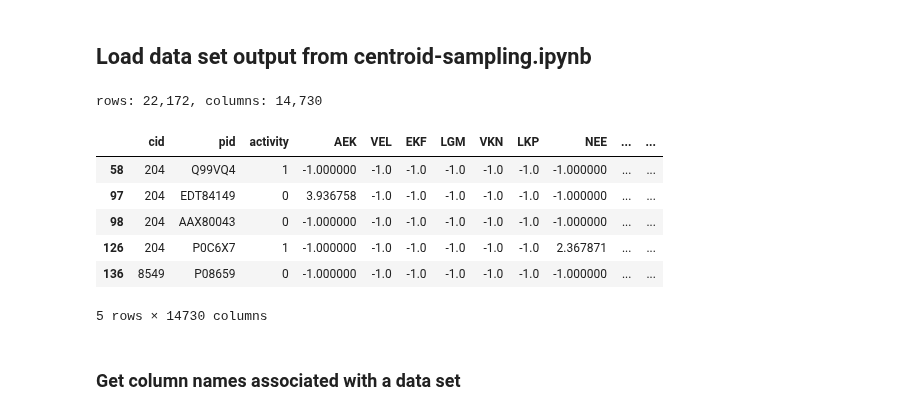
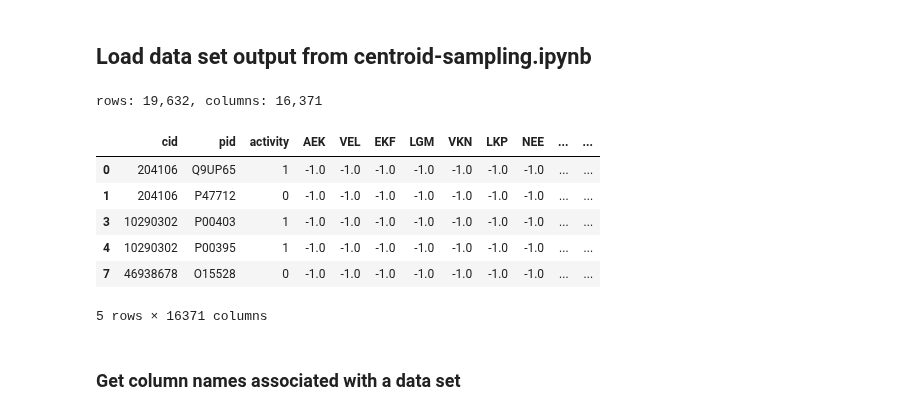
Before and after one commit to BrianDavisMath/FDA-COVID19, a Jupyter notebook: notebooks/dim-red-via-correlation.ipynb, the cells around one changed output. Saved outputs shown, nothing was run; the diff lists cells and outputs as text; code cells hidden in the pictures.

```diff
--- a/notebooks/dim-red-via-correlation.ipynb
+++ b/notebooks/dim-red-via-correlation.ipynb
@@ -30,21 +33,21 @@ data_loc = '../data/FDA-COVID19_files_v1.0/'
 # %% [markdown]
 ## Load data set output from centroid-sampling.ipynb
 # %%
-store = pd.HDFStore(data_loc + 'sampled_data.h5')
+store = pd.HDFStore(data_loc + 'training_sampled_data.h5')
 df_features = pd.DataFrame(store['df' ])
 store.close()
 print('rows: {:,}, columns: {:,}'.format(len(df_features), len(df_features.columns)))
 
 df_features.head()
 # %% [output]
-rows: 22,172, columns: 14,730
+rows: 19,632, columns: 16,371
 |  | cid | pid | activity | AEK | VEL | EKF | LGM | VKN | LKP | NEE | ... | ... |
-| 58 | 204 | Q99VQ4 | 1 | -1.000000 | -1.0 | -1.0 | -1.0 | -1.0 | -1.0 | -1.000000 | ... | ... |
-| 97 | 204 | EDT84149 | 0 | 3.936758 | -1.0 | -1.0 | -1.0 | -1.0 | -1.0 | -1.000000 | ... | ... |
-| 98 | 204 | AAX80043 | 0 | -1.000000 | -1.0 | -1.0 | -1.0 | -1.0 | -1.0 | -1.000000 | ... | ... |
-| 126 | 204 | P0C6X7 | 1 | -1.000000 | -1.0 | -1.0 | -1.0 | -1.0 | -1.0 | 2.367871 | ... | ... |
-| 136 | 8549 | P08659 | 0 | -1.000000 | -1.0 | -1.0 | -1.0 | -1.0 | -1.0 | -1.000000 | ... | ... |
+| 0 | 204106 | Q9UP65 | 1 | -1.0 | -1.0 | -1.0 | -1.0 | -1.0 | -1.0 | -1.0 | ... | ... |
+| 1 | 204106 | P47712 | 0 | -1.0 | -1.0 | -1.0 | -1.0 | -1.0 | -1.0 | -1.0 | ... | ... |
+| 3 | 10290302 | P00403 | 1 | -1.0 | -1.0 | -1.0 | -1.0 | -1.0 | -1.0 | -1.0 | ... | ... |
+| 4 | 10290302 | P00395 | 1 | -1.0 | -1.0 | -1.0 | -1.0 | -1.0 | -1.0 | -1.0 | ... | ... |
+| 7 | 46938678 | O15528 | 0 | -1.0 | -1.0 | -1.0 | -1.0 | -1.0 | -1.0 | -1.0 | ... | ... |
-5 rows × 14730 columns
+5 rows × 16371 columns
 # %% [markdown]
 ### Get column names associated with a data set
 # %%
```
Also changed, not shown: parts of 11 cells of this notebook, 4 other files.
